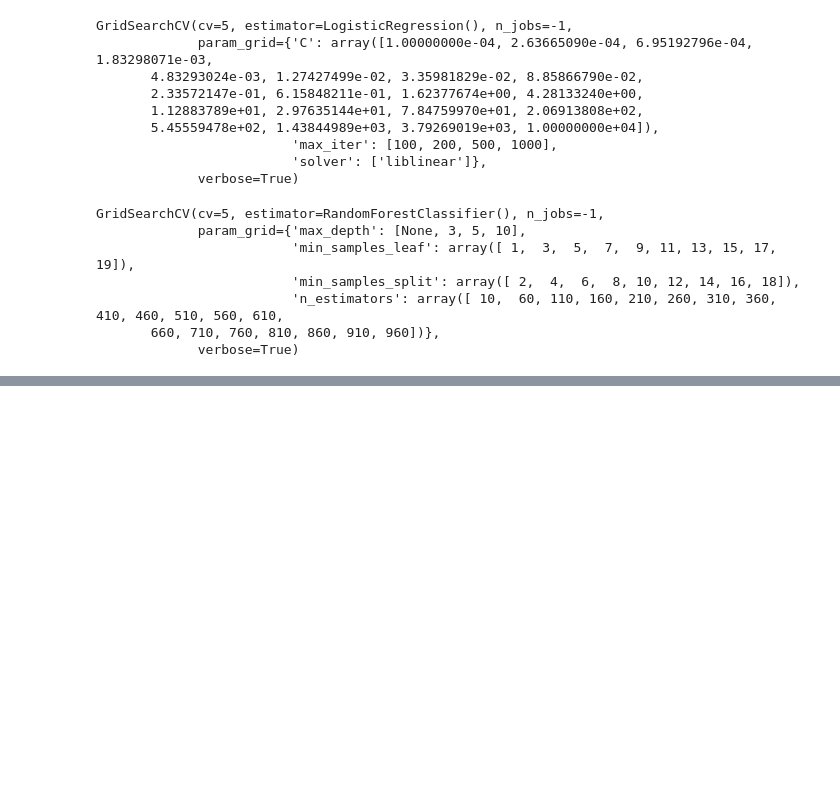
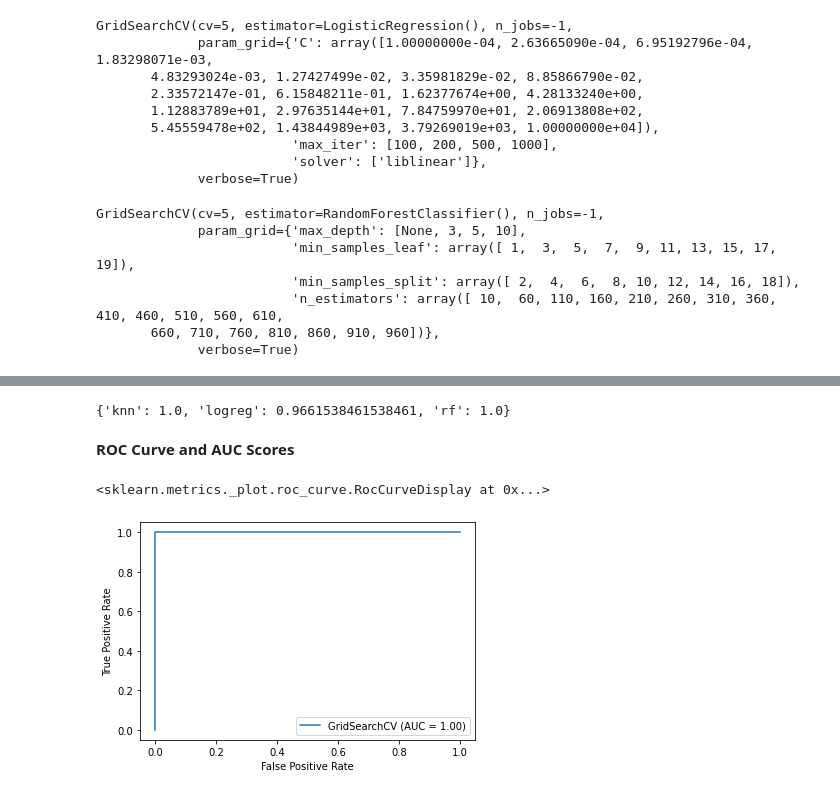
Before and after one commit to jafar-shodiq/mlearning-proj, a Jupyter notebook: mushrooms-classification-2.ipynb, the cells around one changed output, grey strips where cells are left out. Cells and saved outputs as stored; diff of their text form; code cells hidden in the pictures; blank space fills up the shorter version.

```diff
--- a/mushrooms-classification-2.ipynb
+++ b/mushrooms-classification-2.ipynb
@@ -39,0 +119,9 @@ GridSearchCV(cv=5, estimator=RandomForestClassifier(), n_jobs=-1,
+# %%
+# Make a copy of our test data
+df_X_test = X_test.copy()
+df_y_test = y_test.copy()
+# %%
+for label, content in df_X_test.items():
+    if pd.api.types.is_string_dtype(content):
+        df_X_test[label] = content.astype('category').cat.as_ordered()
+        df_X_test[label] = pd.Categorical(content).codes
@@ -39,0 +167,2 @@ GridSearchCV(cv=5, estimator=RandomForestClassifier(), n_jobs=-1,
+# %%
+df_y_test.replace({'e': 0, 'p': 1}, inplace=True)
@@ -39,0 +201,2 @@ GridSearchCV(cv=5, estimator=RandomForestClassifier(), n_jobs=-1,
+# %%
+df_X_test.drop('veil-type', axis=1, inplace=True)
@@ -39,0 +229,13 @@ GridSearchCV(cv=5, estimator=RandomForestClassifier(), n_jobs=-1,
+# %%
+model_scores
+# %% [output]
+{'knn': 1.0, 'logreg': 0.9661538461538461, 'rf': 1.0}
+# %% [markdown]
+**ROC Curve and AUC Scores**
+# %%
+from sklearn.metrics import plot_roc_curve
+
+plot_roc_curve(knn, df_X_test, df_y_test)
+# %% [output]
+<sklearn.metrics._plot.roc_curve.RocCurveDisplay at 0x...>
+[figure, added]
```
Also changed, not shown: parts of 30 cells of this notebook.
